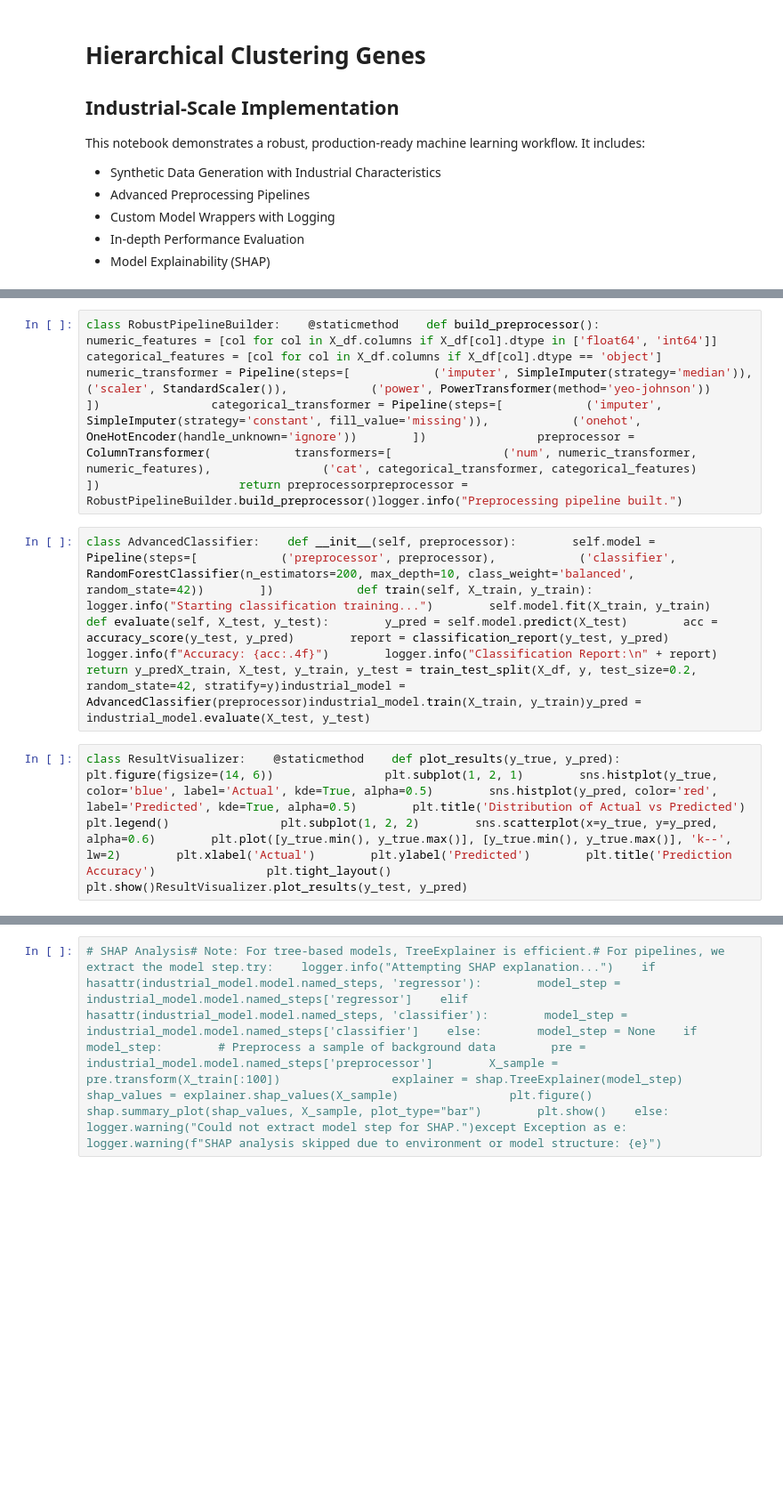
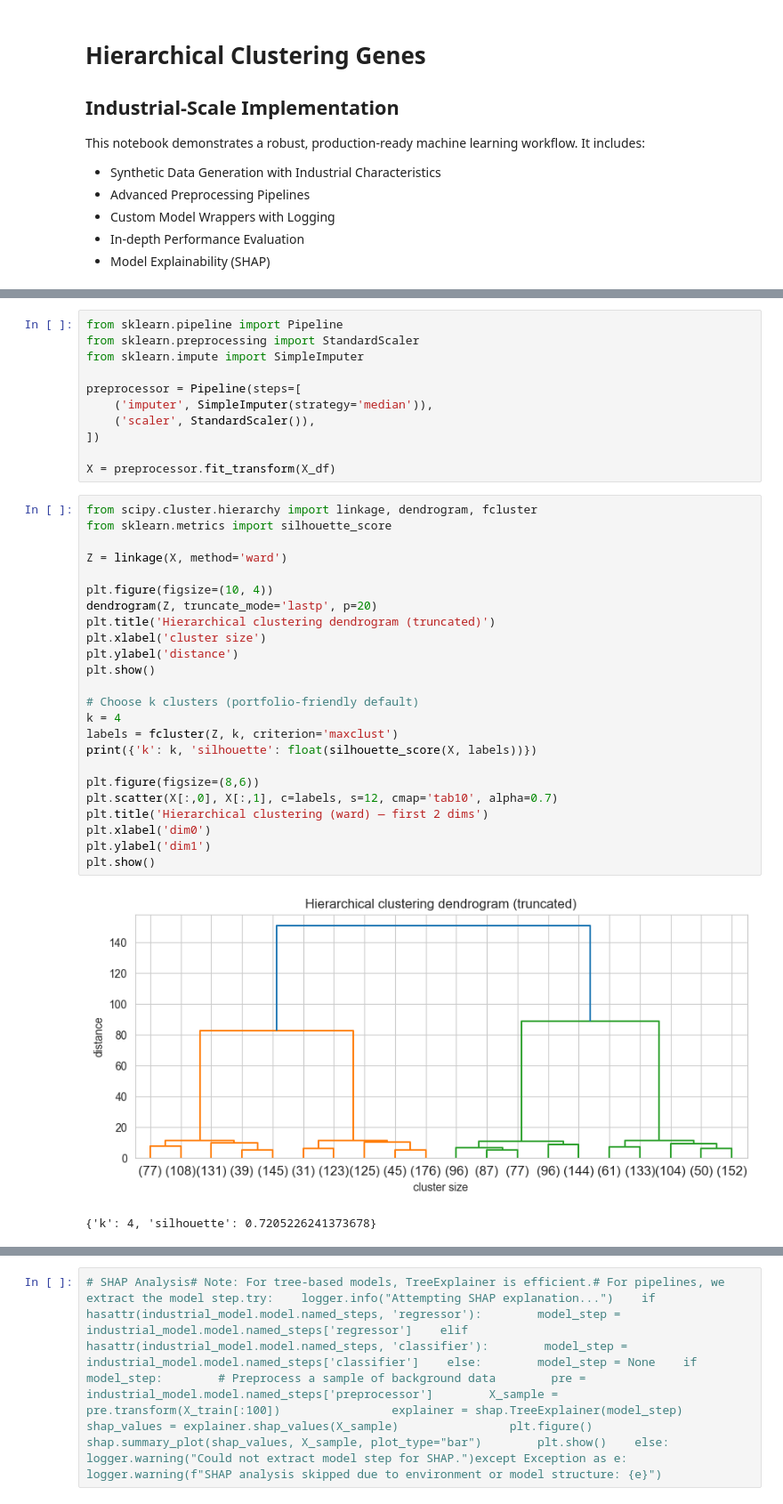
Before and after one commit to Brainfeed-1996/advanced-ml-mastery-collection, a Jupyter notebook: 03-Clustering/Hierarchical-Clustering-Genes.ipynb, the cells around one changed output, grey strips where cells are left out. Shown at 89% size. Drawn from its saved outputs; the diff is of its cells as text; blank space fills up the shorter version.

Commit message:
chore(notebooks): repair+execute hierarchical clustering notebook + export html

```diff
--- a/03-Clustering/Hierarchical-Clustering-Genes.ipynb
+++ b/03-Clustering/Hierarchical-Clustering-Genes.ipynb
@@ -16,6 +80,38 @@ class IndustrialDataGenerator:    def __init__(self, n_samples=2000, n_features=
-# %%
-class RobustPipelineBuilder:    @staticmethod    def build_preprocessor():        numeric_features = [col for col in X_df.columns if X_df[col].dtype in ['float64', 'int64']]        categorical_features = [col for col in X_df.columns if X_df[col].dtype == 'object']                numeric_transformer = Pipeline(steps=[            ('imputer', SimpleImputer(strategy='median')),            ('scaler', StandardScaler()),            ('power', PowerTransformer(method='yeo-johnson'))        ])                categorical_transformer = Pipeline(steps=[            ('imputer', SimpleImputer(strategy='constant', fill_value='missing')),            ('onehot', OneHotEncoder(handle_unknown='ignore'))        ])                preprocessor = ColumnTransformer(            transformers=[                ('num', numeric_transformer, numeric_features),                ('cat', categorical_transformer, categorical_features)            ])                    return preprocessorpreprocessor = RobustPipelineBuilder.build_preprocessor()logger.info("Preprocessing pipeline built.")
-# %%
-class AdvancedClassifier:    def __init__(self, preprocessor):        self.model = Pipeline(steps=[            ('preprocessor', preprocessor),            ('classifier', RandomForestClassifier(n_estimators=200, max_depth=10, class_weight='balanced', random_state=42))        ])            def train(self, X_train, y_train):        logger.info("Starting classification training...")        self.model.fit(X_train, y_train)            def evaluate(self, X_test, y_test):        y_pred = self.model.predict(X_test)        acc = accuracy_score(y_test, y_pred)        report = classification_report(y_test, y_pred)                logger.info(f"Accuracy: {acc:.4f}")        logger.info("Classification Report:\n" + report)                return y_predX_train, X_test, y_train, y_test = train_test_split(X_df, y, test_size=0.2, random_state=42, stratify=y)industrial_model = AdvancedClassifier(preprocessor)industrial_model.train(X_train, y_train)y_pred = industrial_model.evaluate(X_test, y_test)
-# %%
-class ResultVisualizer:    @staticmethod    def plot_results(y_true, y_pred):        plt.figure(figsize=(14, 6))                plt.subplot(1, 2, 1)        sns.histplot(y_true, color='blue', label='Actual', kde=True, alpha=0.5)        sns.histplot(y_pred, color='red', label='Predicted', kde=True, alpha=0.5)        plt.title('Distribution of Actual vs Predicted')        plt.legend()                plt.subplot(1, 2, 2)        sns.scatterplot(x=y_true, y=y_pred, alpha=0.6)        plt.plot([y_true.min(), y_true.max()], [y_true.min(), y_true.max()], 'k--', lw=2)        plt.xlabel('Actual')        plt.ylabel('Predicted')        plt.title('Prediction Accuracy')                plt.tight_layout()        plt.show()ResultVisualizer.plot_results(y_test, y_pred)
+# %%
+from sklearn.pipeline import Pipeline
+from sklearn.preprocessing import StandardScaler
+from sklearn.impute import SimpleImputer
+
+preprocessor = Pipeline(steps=[
+    ('imputer', SimpleImputer(strategy='median')),
+    ('scaler', StandardScaler()),
+])
+
+X = preprocessor.fit_transform(X_df)
+# %%
+from scipy.cluster.hierarchy import linkage, dendrogram, fcluster
+from sklearn.metrics import silhouette_score
+
+Z = linkage(X, method='ward')
+
+plt.figure(figsize=(10, 4))
+dendrogram(Z, truncate_mode='lastp', p=20)
+plt.title('Hierarchical clustering dendrogram (truncated)')
+plt.xlabel('cluster size')
+plt.ylabel('distance')
+plt.show()
+
+# Choose k clusters (portfolio-friendly default)
+k = 4
+labels = fcluster(Z, k, criterion='maxclust')
+print({'k': k, 'silhouette': float(silhouette_score(X, labels))})
+
+plt.figure(figsize=(8,6))
+plt.scatter(X[:,0], X[:,1], c=labels, s=12, cmap='tab10', alpha=0.7)
+plt.title('Hierarchical clustering (ward) — first 2 dims')
+plt.xlabel('dim0')
+plt.ylabel('dim1')
+plt.show()
+# %% [output]
+[figure, added]
+{'k': 4, 'silhouette': 0.7205226241373678}
```
Also changed, not shown: parts of 4 cells of this notebook, 3 other files.
